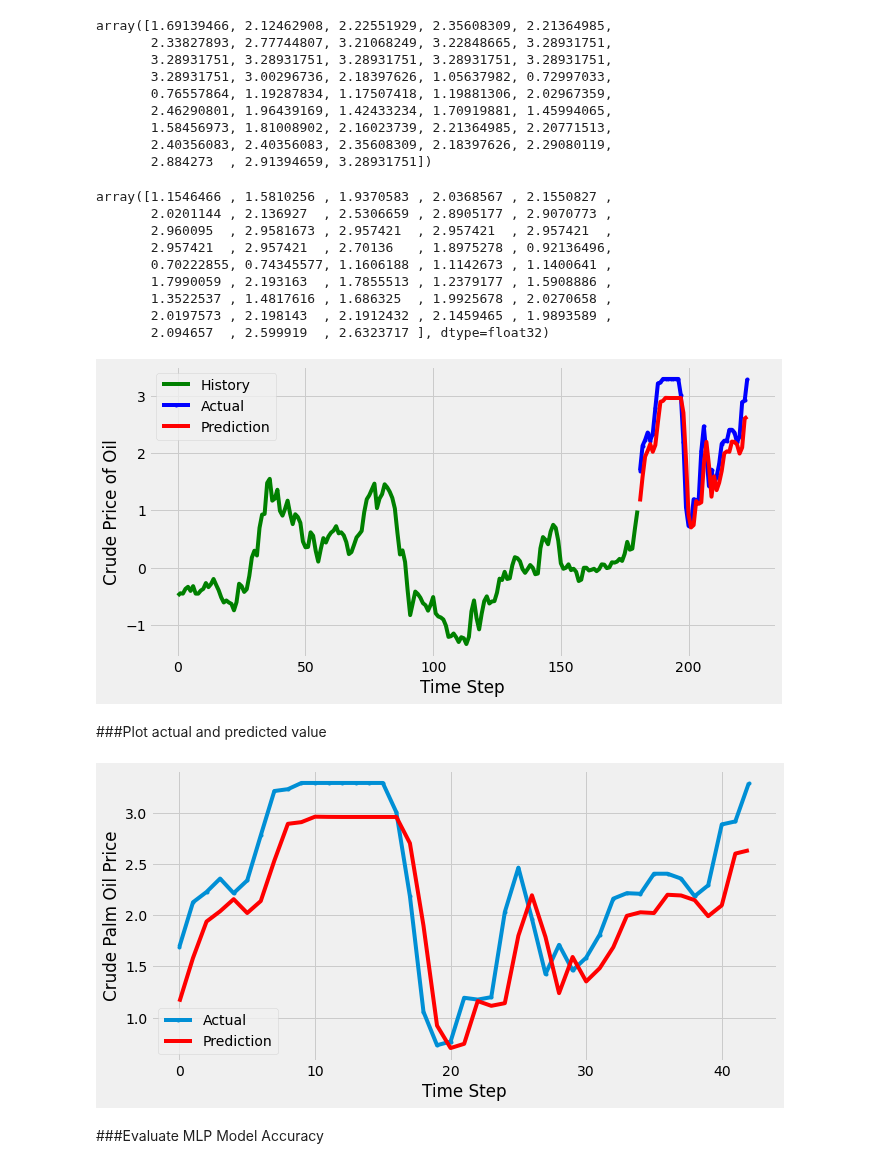
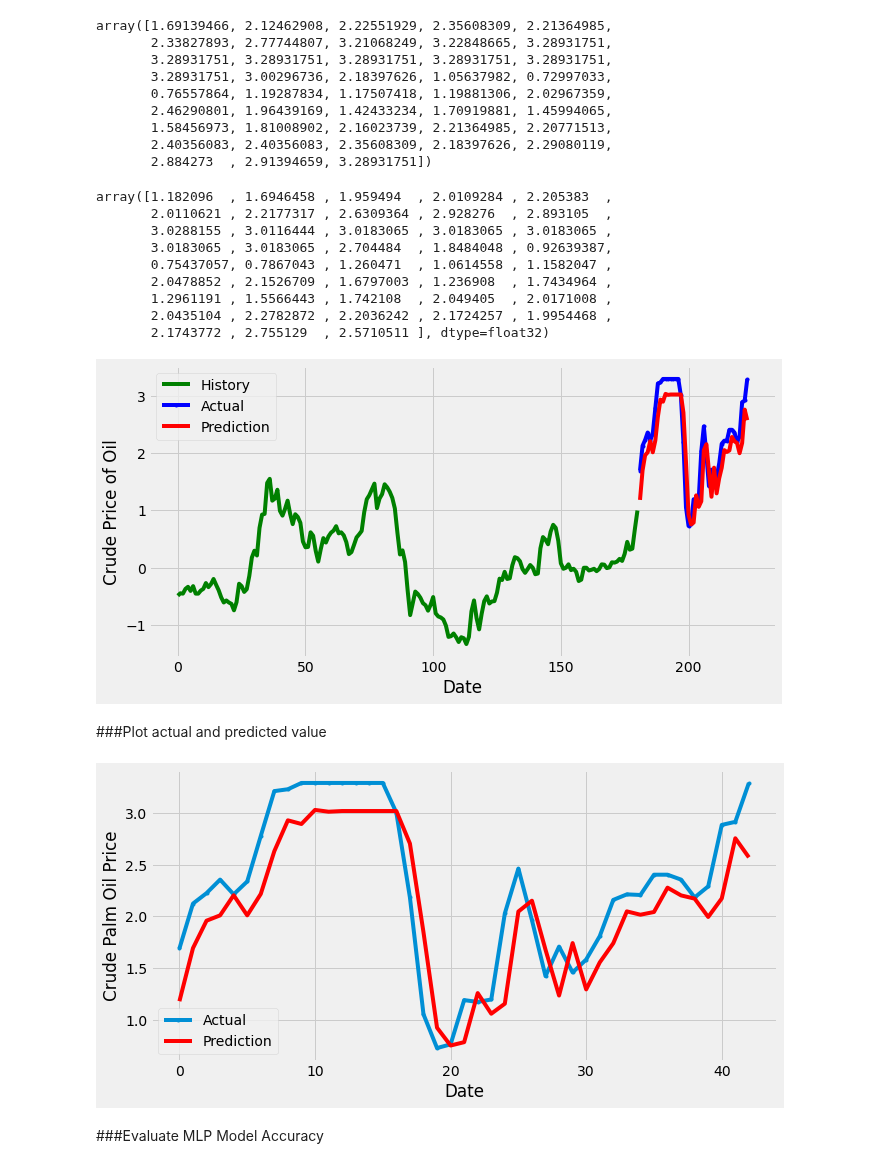
Before and after one commit to mofuoku417/Machine-Learning-Techniques-for-Multivariate-Time-Series-Forecasting-of-Crude-Palm-Oil-Prices, a Jupyter notebook: MV_MLP2.ipynb, the cells around one changed output. Cells and saved outputs as stored; diff of their text form; code cells hidden in the pictures.

```diff
--- a/MV_MLP2.ipynb
+++ b/MV_MLP2.ipynb
@@ -330,7 +330,7 @@ Scale the data back to the original representation
 # %%
 y_train_inv = cpo_pri_transformer.inverse_transform(y_train.reshape(1, -1))
 y_test_inv = cpo_pri_transformer.inverse_transform(y_test.reshape(1, -1))
-y_pred_inv = cpo_pri_transformer.inverse_transform(y_pred)
+y_pred_inv = cpo_pri_transformer.inverse_transform(y_pred.reshape(1,-1))
 print(y_train_inv)
 print(y_test_inv)
 print(y_pred_inv)
@@ -373,36 +373,36 @@ array([1.69139466, 2.12462908, 2.22551929, 2.35608309, 2.21364985,
 y_pred_inv = y_pred_inv.flatten()
 y_pred_inv
 # %% [output]
-array([1.1546466 , 1.5810256 , 1.9370583 , 2.0368567 , 2.1550827 ,
-       2.0201144 , 2.136927  , 2.5306659 , 2.8905177 , 2.9070773 ,
-       2.960095  , 2.9581673 , 2.957421  , 2.957421  , 2.957421  ,
-       2.957421  , 2.957421  , 2.70136   , 1.8975278 , 0.92136496,
-       0.70222855, 0.74345577, 1.1606188 , 1.1142673 , 1.1400641 ,
-       1.7990059 , 2.193163  , 1.7855513 , 1.2379177 , 1.5908886 ,
-       1.3522537 , 1.4817616 , 1.686325  , 1.9925678 , 2.0270658 ,
-       2.0197573 , 2.198143  , 2.1912432 , 2.1459465 , 1.9893589 ,
-       2.094657  , 2.599919  , 2.6323717 ], dtype=float32)
+array([1.182096  , 1.6946458 , 1.959494  , 2.0109284 , 2.205383  ,
+       2.0110621 , 2.2177317 , 2.6309364 , 2.928276  , 2.893105  ,
+       3.0288155 , 3.0116444 , 3.0183065 , 3.0183065 , 3.0183065 ,
+       3.0183065 , 3.0183065 , 2.704484  , 1.8484048 , 0.92639387,
+       0.75437057, 0.7867043 , 1.260471  , 1.0614558 , 1.1582047 ,
+       2.0478852 , 2.1526709 , 1.6797003 , 1.236908  , 1.7434964 ,
+       1.2961191 , 1.5566443 , 1.742108  , 2.049405  , 2.0171008 ,
+       2.0435104 , 2.2782872 , 2.2036242 , 2.1724257 , 1.9954468 ,
+       2.1743772 , 2.755129  , 2.5710511 ], dtype=float32)
 # %%
 plt.plot(np.arange(0, len(y_train)), y_train_inv, color='green', label="History")
 plt.plot(np.arange(len(y_train), len(y_train) + len(y_test)), y_test_inv, color='blue', marker='.', label="Actual")
 plt.plot(np.arange(len(y_train), len(y_train) + len(y_test)), y_pred_inv, color='red', label="Prediction")
 plt.ylabel('Crude Price of Oil')
-plt.xlabel('Time Step')
+plt.xlabel('Date')
 plt.legend()
 plt.show();
 # %% [output]
-[figure, old version]
+[figure, new version]
 # %% [markdown]
 ###Plot actual and predicted value
 # %%
 plt.plot(y_test_inv, marker='.', label="Actual")
 plt.plot(y_pred_inv, color='red', label="Prediction")
 plt.ylabel('Crude Palm Oil Price')
-plt.xlabel('Time Step')
+plt.xlabel('Date')
 plt.legend()
 plt.show();
 # %% [output]
-[figure, old version]
+[figure, new version]
 # %% [markdown]
 ###Evaluate MLP Model Accuracy
 # %%
```
Also changed, not shown: parts of 6 cells of this notebook.
